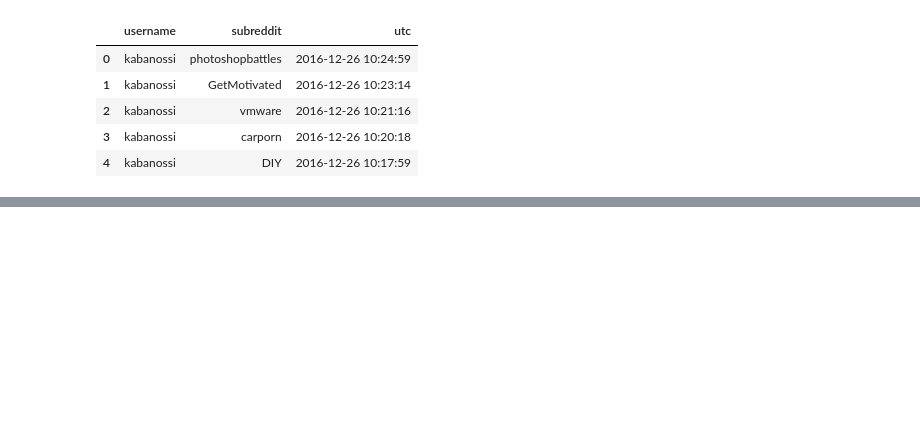
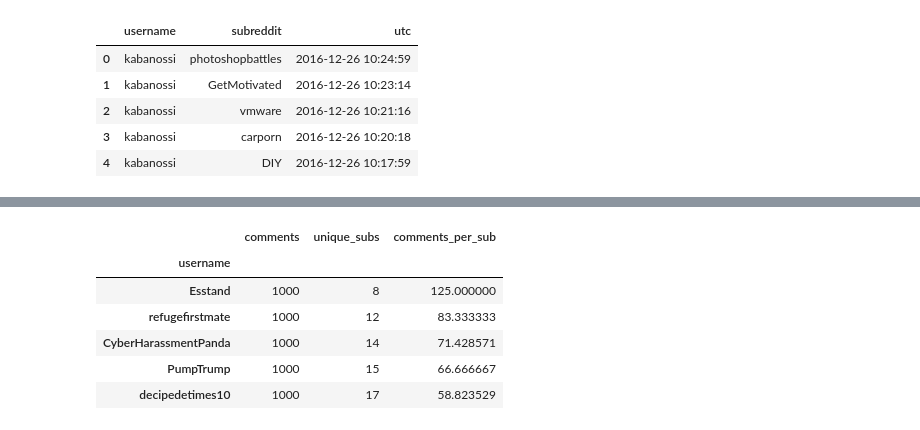
Before and after one commit to niparis/ga-intermediate-python-ds, a Jupyter notebook: 01 - pandas/intro-to-pandas.ipynb, the cells around one changed output, grey strips where cells are left out. Cells and saved outputs as stored; diff of their text form; code cells hidden in the pictures; blank space fills up the shorter version.

```diff
--- a/01 - pandas/intro-to-pandas.ipynb
+++ b/01 - pandas/intro-to-pandas.ipynb
@@ -203,0 +244,13 @@ plt.show()
+# %%
+# The syntax to apply several aggregation on the same column is slightly different:
+# we still pass a dictionnary to the `.agg` function, the key is still the column to aggregate on
+# but the value becomes a *list* of tuples
+# each tuple starting with the name of the result column, followed by the aggregation function
+df2 = df.groupby('username').agg(
+    {'subreddit': [
+                    ('comments', lambda x: len(x)),
+                    ('unique_subs', lambda x: len(set(x)))
+                ]
+    },
+)
+df2.head()
@@ -203,0 +266,15 @@ plt.show()
+# %%
+# We get rid of the MultiIndex, it's making our life more complicated
+df3 = df2.droplevel(axis='columns', level=0)
+# %%
+df3['comments_per_sub'] = df3['comments'] / df3['unique_subs']
+df4 = df3.sort_values(by='comments_per_sub', ascending=False)
+df4.head()
+# %% [output]
+|  | comments | unique_subs | comments_per_sub |
+| username |  |  |  |
+| Esstand | 1000 | 8 | 125.000000 |
+| refugefirstmate | 1000 | 12 | 83.333333 |
+| CyberHarassmentPanda | 1000 | 14 | 71.428571 |
+| PumpTrump | 1000 | 15 | 66.666667 |
+| decipedetimes10 | 1000 | 17 | 58.823529 |
```
Also changed, not shown: parts of 61 cells of this notebook, 11 other files.
